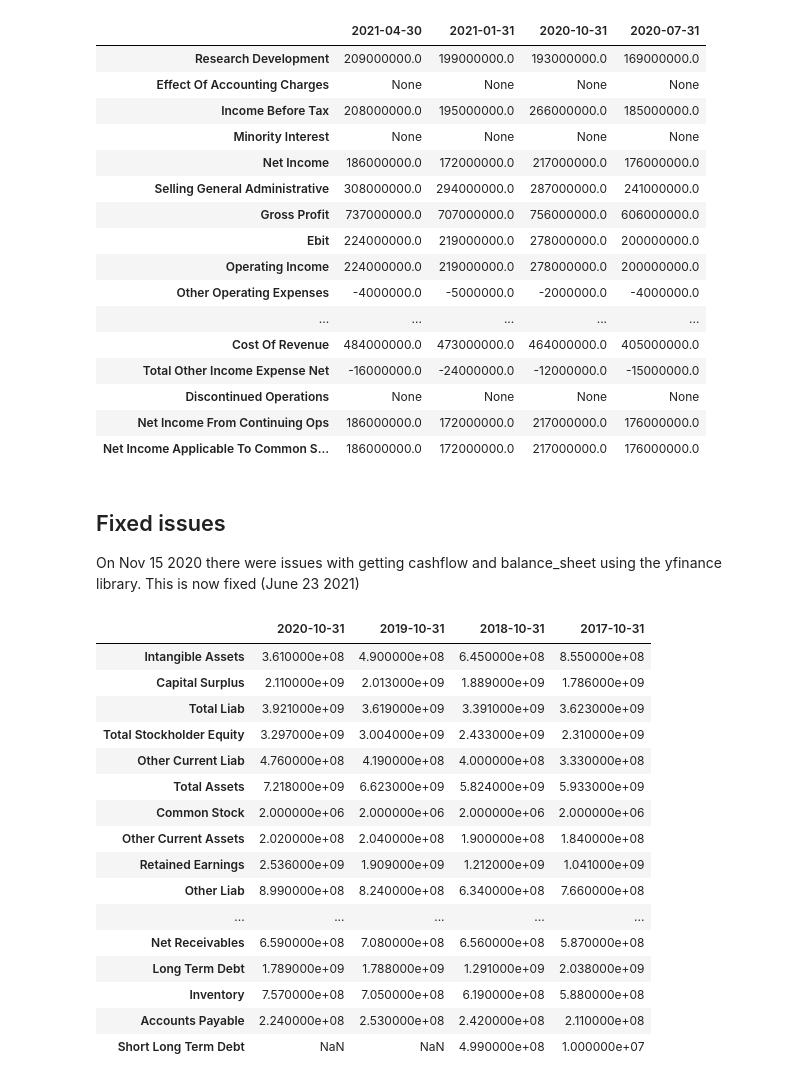
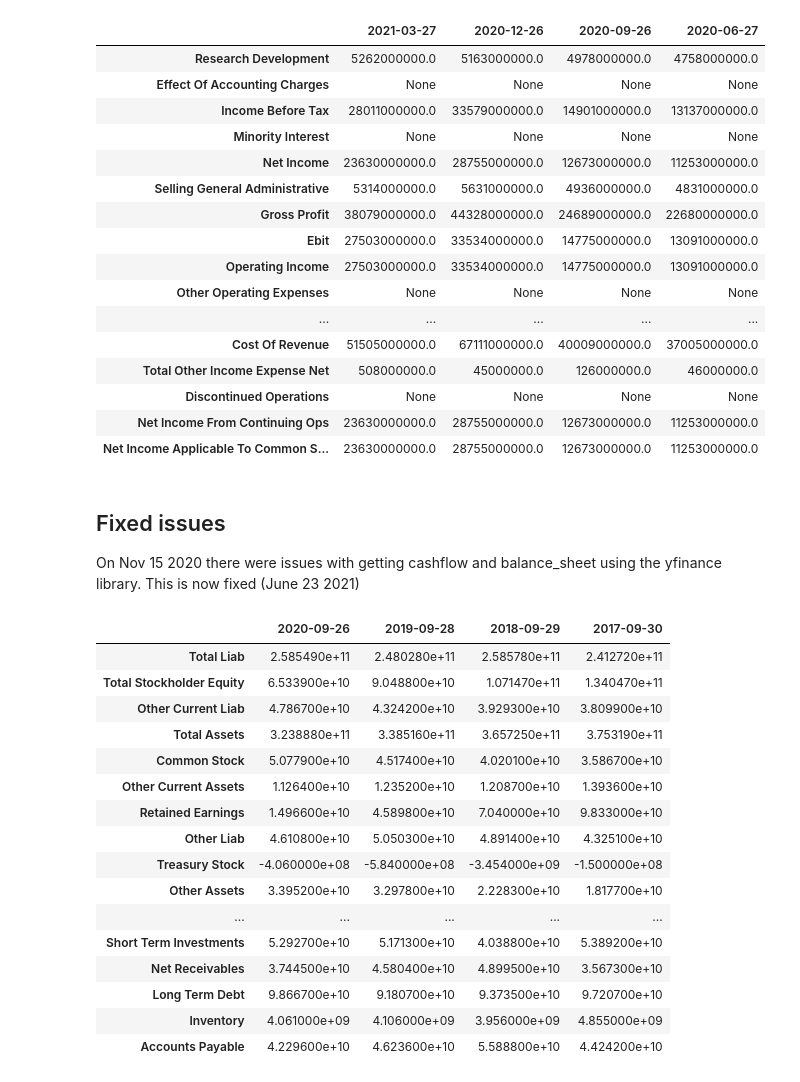
Before and after one commit to gt6334a/pystocks, a Jupyter notebook: yfinance.ipynb, the cells around one changed output. Saved outputs shown, nothing was run; the diff lists cells and outputs as text; code cells hidden in the pictures.

Commit message:
added multiple ticker info download

```diff
--- a/yfinance.ipynb
+++ b/yfinance.ipynb
@@ -25,0 +19,4 @@ keys.info
+# %%
+ticker1 = yf.Ticker("AAPL")
+# get ticker info
+info1 = ticker1.info
@@ -72,44 +184,44 @@ keys.financials
 # %%
-keys.quarterly_financials
+ticker1.quarterly_financials
 # %% [output]
-|  | 2021-04-30 | 2021-01-31 | 2020-10-31 | 2020-07-31 |
-| Research Development | 209000000.0 | 199000000.0 | 193000000.0 | 169000000.0 |
+|  | 2021-03-27 | 2020-12-26 | 2020-09-26 | 2020-06-27 |
+| Research Development | 5262000000.0 | 5163000000.0 | 4978000000.0 | 4758000000.0 |
 | Effect Of Accounting Charges | None | None | None | None |
-| Income Before Tax | 208000000.0 | 195000000.0 | 266000000.0 | 185000000.0 |
+| Income Before Tax | 28011000000.0 | 33579000000.0 | 14901000000.0 | 13137000000.0 |
 | Minority Interest | None | None | None | None |
-| Net Income | 186000000.0 | 172000000.0 | 217000000.0 | 176000000.0 |
-| Selling General Administrative | 308000000.0 | 294000000.0 | 287000000.0 | 241000000.0 |
-| Gross Profit | 737000000.0 | 707000000.0 | 756000000.0 | 606000000.0 |
-| Ebit | 224000000.0 | 219000000.0 | 278000000.0 | 200000000.0 |
-| Operating Income | 224000000.0 | 219000000.0 | 278000000.0 | 200000000.0 |
-| Other Operating Expenses | -4000000.0 | -5000000.0 | -2000000.0 | -4000000.0 |
+| Net Income | 23630000000.0 | 28755000000.0 | 12673000000.0 | 11253000000.0 |
+| Selling General Administrative | 5314000000.0 | 5631000000.0 | 4936000000.0 | 4831000000.0 |
+| Gross Profit | 38079000000.0 | 44328000000.0 | 24689000000.0 | 22680000000.0 |
+| Ebit | 27503000000.0 | 33534000000.0 | 14775000000.0 | 13091000000.0 |
+| Operating Income | 27503000000.0 | 33534000000.0 | 14775000000.0 | 13091000000.0 |
+| Other Operating Expenses | None | None | None | None |
 | ... | ... | ... | ... | ... |
-| Cost Of Revenue | 484000000.0 | 473000000.0 | 464000000.0 | 405000000.0 |
-| Total Other Income Expense Net | -16000000.0 | -24000000.0 | -12000000.0 | -15000000.0 |
+| Cost Of Revenue | 51505000000.0 | 67111000000.0 | 40009000000.0 | 37005000000.0 |
+| Total Other Income Expense Net | 508000000.0 | 45000000.0 | 126000000.0 | 46000000.0 |
 | Discontinued Operations | None | None | None | None |
-| Net Income From Continuing Ops | 186000000.0 | 172000000.0 | 217000000.0 | 176000000.0 |
-| Net Income Applicable To Common S... | 186000000.0 | 172000000.0 | 217000000.0 | 176000000.0 |
+| Net Income From Continuing Ops | 23630000000.0 | 28755000000.0 | 12673000000.0 | 11253000000.0 |
+| Net Income Applicable To Common S... | 23630000000.0 | 28755000000.0 | 12673000000.0 | 11253000000.0 |
 # %% [markdown]
 ## Fixed issues
 
 On Nov 15 2020 there were issues with getting cashflow and balance_sheet using the yfinance library.  This is now fixed (June 23 2021)
 # %%
-keys.balance_sheet
+ticker1.balance_sheet
 # %% [output]
-|  | 2020-10-31 | 2019-10-31 | 2018-10-31 | 2017-10-31 |
-| Intangible Assets | 3.610000e+08 | 4.900000e+08 | 6.450000e+08 | 8.550000e+08 |
-| Capital Surplus | 2.110000e+09 | 2.013000e+09 | 1.889000e+09 | 1.786000e+09 |
-| Total Liab | 3.921000e+09 | 3.619000e+09 | 3.391000e+09 | 3.623000e+09 |
-| Total Stockholder Equity | 3.297000e+09 | 3.004000e+09 | 2.433000e+09 | 2.310000e+09 |
-| Other Current Liab | 4.760000e+08 | 4.190000e+08 | 4.000000e+08 | 3.330000e+08 |
-| Total Assets | 7.218000e+09 | 6.623000e+09 | 5.824000e+09 | 5.933000e+09 |
-| Common Stock | 2.000000e+06 | 2.000000e+06 | 2.000000e+06 | 2.000000e+06 |
-| Other Current Assets | 2.020000e+08 | 2.040000e+08 | 1.900000e+08 | 1.840000e+08 |
-| Retained Earnings | 2.536000e+09 | 1.909000e+09 | 1.212000e+09 | 1.041000e+09 |
-| Other Liab | 8.990000e+08 | 8.240000e+08 | 6.340000e+08 | 7.660000e+08 |
+|  | 2020-09-26 | 2019-09-28 | 2018-09-29 | 2017-09-30 |
+| Total Liab | 2.585490e+11 | 2.480280e+11 | 2.585780e+11 | 2.412720e+11 |
+| Total Stockholder Equity | 6.533900e+10 | 9.048800e+10 | 1.071470e+11 | 1.340470e+11 |
+| Other Current Liab | 4.786700e+10 | 4.324200e+10 | 3.929300e+10 | 3.809900e+10 |
+| Total Assets | 3.238880e+11 | 3.385160e+11 | 3.657250e+11 | 3.753190e+11 |
+| Common Stock | 5.077900e+10 | 4.517400e+10 | 4.020100e+10 | 3.586700e+10 |
+| Other Current Assets | 1.126400e+10 | 1.235200e+10 | 1.208700e+10 | 1.393600e+10 |
+| Retained Earnings | 1.496600e+10 | 4.589800e+10 | 7.040000e+10 | 9.833000e+10 |
+| Other Liab | 4.610800e+10 | 5.050300e+10 | 4.891400e+10 | 4.325100e+10 |
+| Treasury Stock | -4.060000e+08 | -5.840000e+08 | -3.454000e+09 | -1.500000e+08 |
+| Other Assets | 3.395200e+10 | 3.297800e+10 | 2.228300e+10 | 1.817700e+10 |
 | ... | ... | ... | ... | ... |
-| Net Receivables | 6.590000e+08 | 7.080000e+08 | 6.560000e+08 | 5.870000e+08 |
-| Long Term Debt | 1.789000e+09 | 1.788000e+09 | 1.291000e+09 | 2.038000e+09 |
-| Inventory | 7.570000e+08 | 7.050000e+08 | 6.190000e+08 | 5.880000e+08 |
-| Accounts Payable | 2.240000e+08 | 2.530000e+08 | 2.420000e+08 | 2.110000e+08 |
-| Short Long Term Debt | NaN | NaN | 4.990000e+08 | 1.000000e+07 |
+| Short Term Investments | 5.292700e+10 | 5.171300e+10 | 4.038800e+10 | 5.389200e+10 |
+| Net Receivables | 3.744500e+10 | 4.580400e+10 | 4.899500e+10 | 3.567300e+10 |
+| Long Term Debt | 9.866700e+10 | 9.180700e+10 | 9.373500e+10 | 9.720700e+10 |
+| Inventory | 4.061000e+09 | 4.106000e+09 | 3.956000e+09 | 4.855000e+09 |
+| Accounts Payable | 4.229600e+10 | 4.623600e+10 | 5.588800e+10 | 4.424200e+10 |
```
Also changed, not shown: parts of 26 cells of this notebook.
